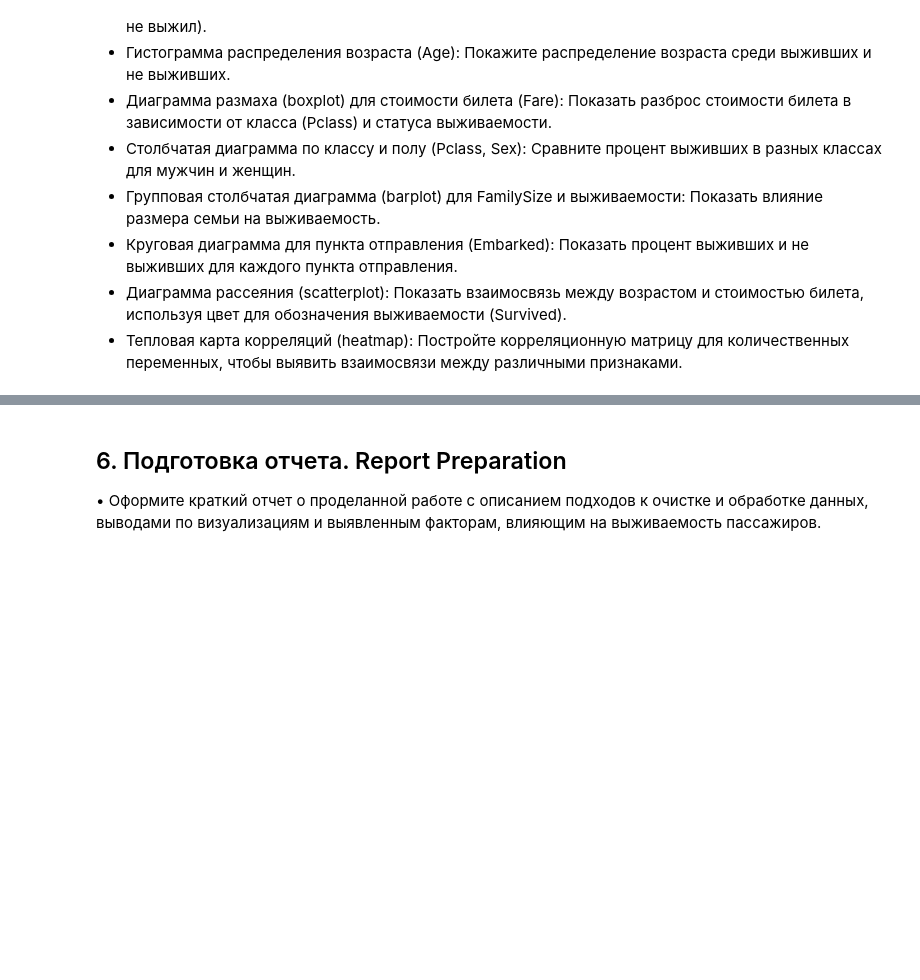
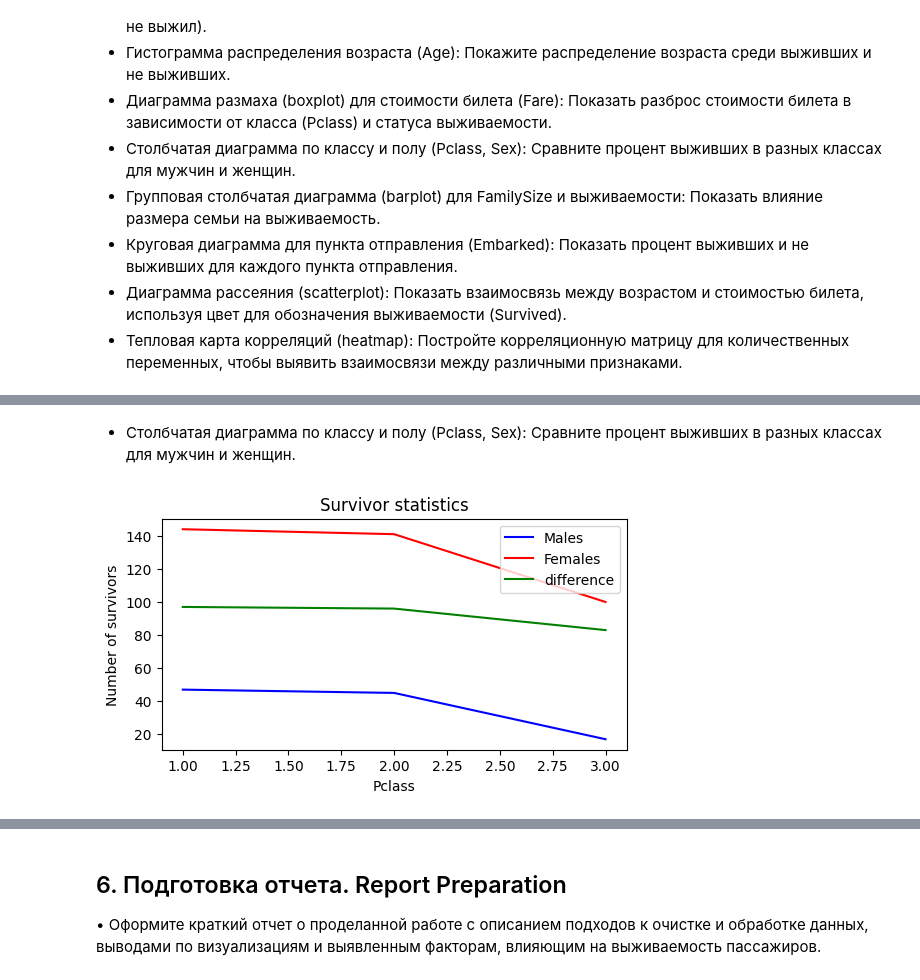
Before and after one commit to qurbonxojayev0755/titanic_project, a Jupyter notebook: lesson10.ipynb, the cells around one changed output, grey strips where cells are left out. Drawn from its saved outputs; the diff is of its cells as text; code cells hidden in the pictures; blank space fills up the shorter version.

```diff
--- a/lesson10.ipynb
+++ b/lesson10.ipynb
@@ -511,0 +562,24 @@ all_df[(all_df.SibSp==0)&(all_df.Parch==0)&(all_df.Title=='Cumings')]
+# %% [markdown]
+   - Столбчатая диаграмма по классу и полу (Pclass, Sex): Сравните процент выживших в разных классах для мужчин и женщин.
+# %%
+# all_df.head()
+a_pclass=[1,2,3]
+df_male_and_female=all_df[all_df.Survived==1]
+df_male_and_female_survived= df_male_and_female.loc[:,[ 'Pclass','Sex']].sort_values(['Pclass'])
+df_male_survived = df_male_and_female_survived[df_male_and_female_survived.Sex==1].sort_values(['Pclass']).value_counts(['Pclass','Sex']).to_numpy()
+df_female_survived = df_male_and_female_survived[df_male_and_female_survived.Sex==0].sort_values(['Pclass']).value_counts(['Pclass','Sex']).to_numpy()
+df_difference=df_female_survived-df_male_survived
+# %%
+
+plt.figure(figsize=(6,3),dpi=100)
+plt.plot(a_pclass, df_male_survived,'b' ,label='Males' )
+plt.plot(a_pclass,df_female_survived,'r' ,label='Females' )
+plt.plot(a_pclass,df_difference,'g' ,label='difference' )
+plt.title("Survivor statistics")
+plt.xlabel("Pclass")
+plt.ylabel("Number of survivors")
+
+plt.legend()
+plt.show()
+# %% [output]
+[figure, added]
```
Also changed, not shown: parts of 30 cells of this notebook, 3 other files.
